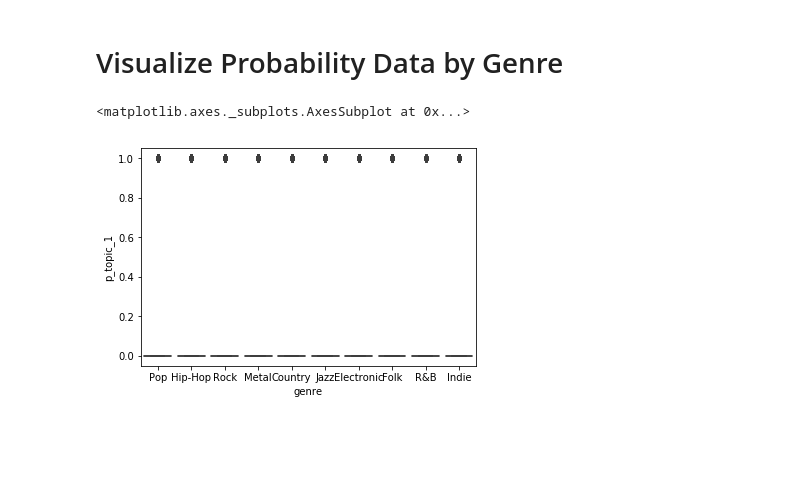
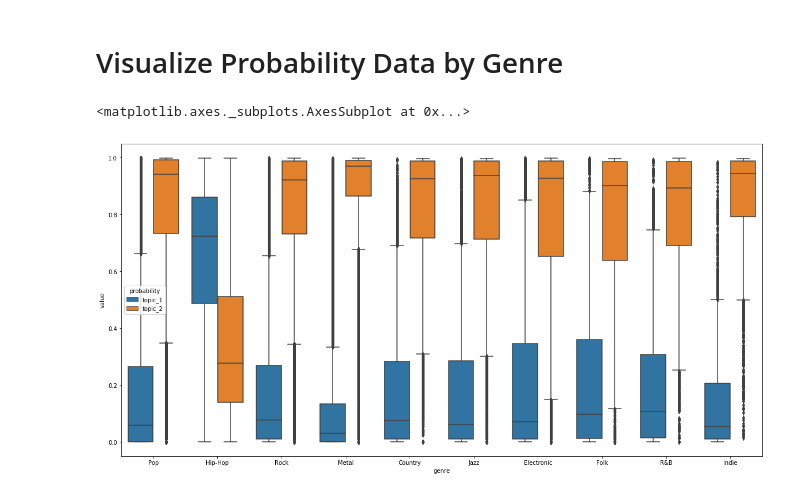
Before and after one commit to jtloong/blog_projects, a Jupyter notebook: song_lyrics/topic_analysis.ipynb, the cells around one changed output. Cells and saved outputs as stored; diff of their text form; code cells hidden in the pictures; blank space fills up the shorter version.

Commit message:
Finished boxplot visualization of topic modelling data on genres

```diff
--- a/song_lyrics/topic_analysis.ipynb
+++ b/song_lyrics/topic_analysis.ipynb
@@ -86,7 +86,17 @@ print(len(texts))
 # %%
 topic_1 = []
 topic_2 = []
-# %%
-for i in corpus:
-    topic_1.append(ldamodel[i][0][0])
-    topic_2.append(ldamodel[i][0][1])
+# %%
+for index, i in enumerate(corpus):
+    probability = ldamodel[i]
+    for terms in probability:
+        if terms[0] == 0:
+            topic_1.append(terms[1])
+        else:
+            topic_2.append(terms[1])
+
+        if len(probability) == 1:
+            if terms[0] == 0:
+                topic_2.append(0)
+            else:
+                topic_1.append(0)
@@ -93,3 +108,3 @@ for i in corpus:
 # %%
-analysis_data['p_topic_1'] = topic_1
-analysis_data['p_topic_2'] = topic_2
+analysis_data['topic_1'] = topic_1
+analysis_data['topic_2'] = topic_2
@@ -115,0 +133,2 @@ analysis_data.head()
+# %%
+analysis_data = analysis_data.melt(id_vars=['song', 'year', 'artist', 'genre', 'lyrics', 'song_length','language'], var_name='probability')
@@ -120,7 +148,8 @@ import matplotlib.pyplot as plt
 import seaborn as sns
 % matplotlib inline
 # %%
-sns.boxplot(x='genre', y='p_topic_1', data=analysis_data)
+plt.figure(figsize=(20,10))
+sns.boxplot(x='genre', y='value', hue='probability', data=analysis_data)
 # %% [output]
 <matplotlib.axes._subplots.AxesSubplot at 0x...>
-[figure, old version]
+[figure, new version]
```
Also changed, not shown: parts of 9 cells of this notebook.
